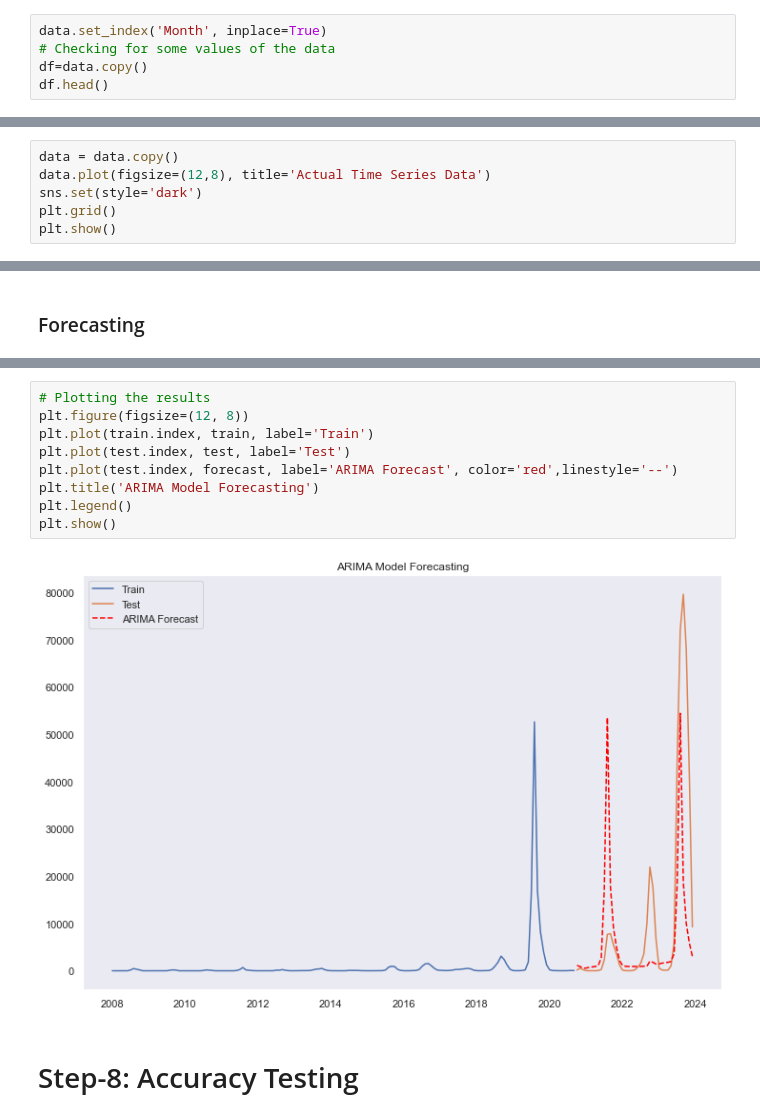
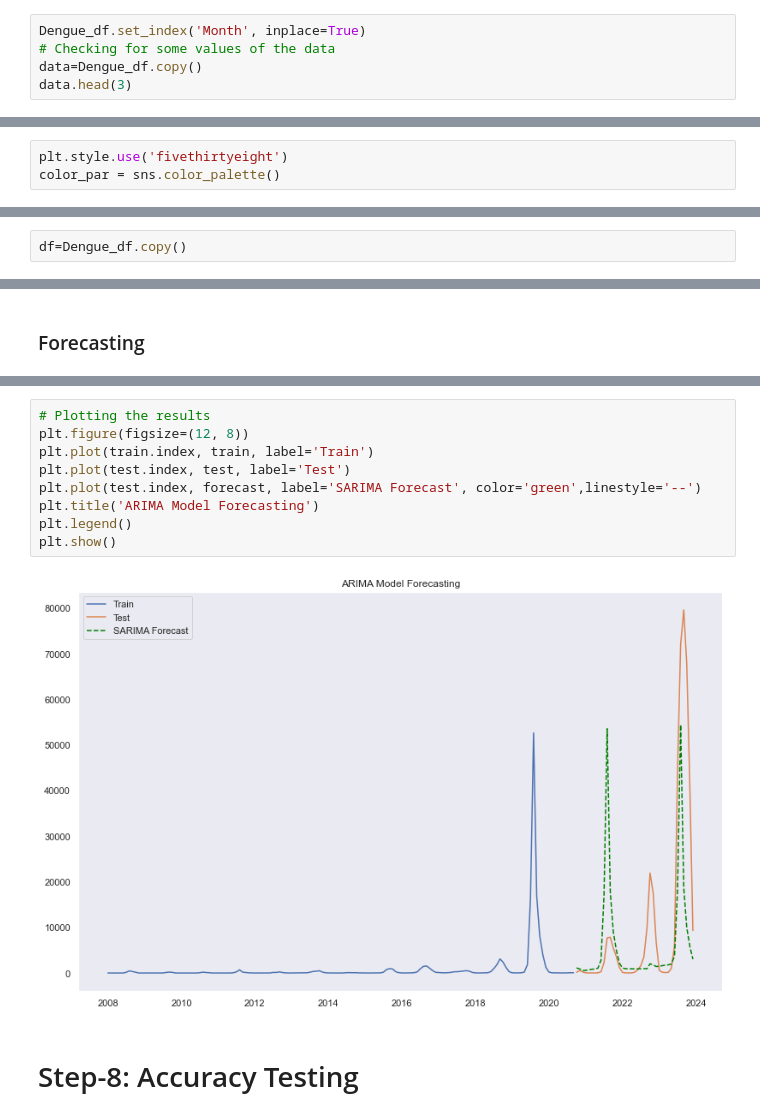
Before and after one commit to Rasel-25/Book-s-Code, a Jupyter notebook: Python for Data Analysis/Dengue Cases Forecasting using Machine Learning.ipynb, the cells around one changed output, grey strips where cells are left out. Saved outputs shown, nothing was run; the diff lists cells and outputs as text.

Commit message:
Dengue

```diff
--- a/Python for Data Analysis/Dengue Cases Forecasting using Machine Learning.ipynb
+++ b/Python for Data Analysis/Dengue Cases Forecasting using Machine Learning.ipynb
@@ -19,10 +28,10 @@ data = pd.read_excel('Data/DengueAndClimateBangladesh.xlsx')
 # %% [markdown]
 # Step-2: Data preprocessing
 # %%
-data.set_index('Month', inplace=True)
+Dengue_df.set_index('Month', inplace=True)
 # Checking for some values of the data
-df=data.copy()
-df.head()
+data=Dengue_df.copy()
+data.head(3)
 # %% [output]
 |  | Dengue Cases |
 | Month |  |
@@ -52,9 +59,3 @@ df.describe().T
 | Dengue Cases | 192.0 | 2828.359375 | 10934.576551 | 0.0 | 7.0 | 69.0 | 414.25 | 79598.0 |
 # %% [markdown]
 ### Visual test
-# %%
-data = data.copy()
-data.plot(figsize=(12,8), title='Actual Time Series Data')
-sns.set(style='dark')
-plt.grid()
-plt.show()
@@ -62,0 +62,3 @@ plt.show()
+# %%
+plt.style.use('fivethirtyeight')
+color_par = sns.color_palette()
@@ -65,5 +119,7 @@ plt.show()
 # %% [markdown]
 # Step-4: Performing the ADF test on the series
+# %%
+df=Dengue_df.copy()
 # %%
 # Testing For Stationarity
 from statsmodels.tsa.stattools import adfuller
@@ -247,14 +339,14 @@ Freq: MS, Name: predicted_mean, dtype: float64
 # %%
 # Plotting the results
 plt.figure(figsize=(12, 8))
 plt.plot(train.index, train, label='Train')
 plt.plot(test.index, test, label='Test')
-plt.plot(test.index, forecast, label='ARIMA Forecast', color='red',linestyle='--')
+plt.plot(test.index, forecast, label='SARIMA Forecast', color='green',linestyle='--')
 plt.title('ARIMA Model Forecasting')
 plt.legend()
 plt.show()
 # %% [output]
-[figure, old version]
+[figure, new version]
 # %% [markdown]
 # Step-8: Accuracy Testing
 # %%
```
Also changed, not shown: parts of 42 cells of this notebook, 2 other files.
